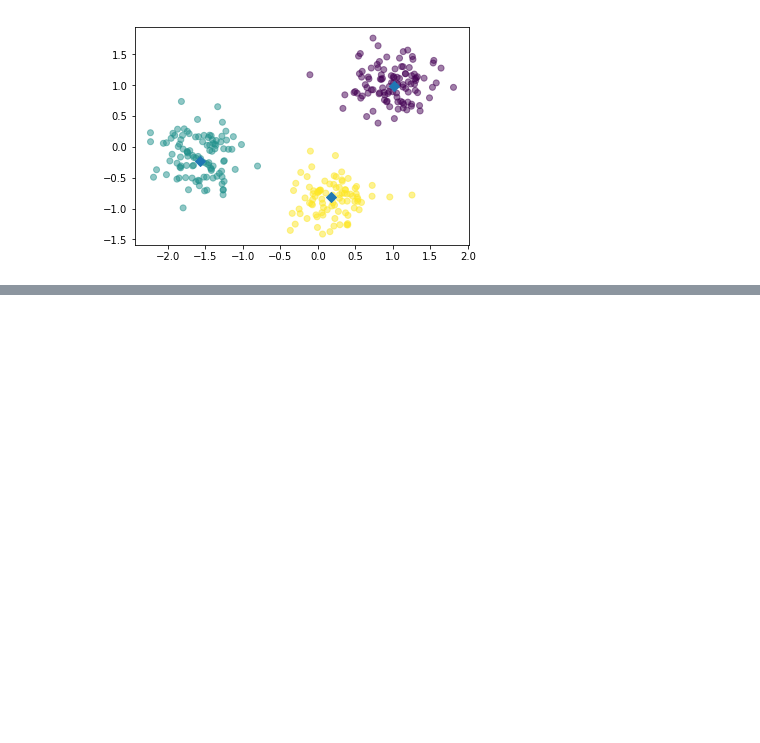
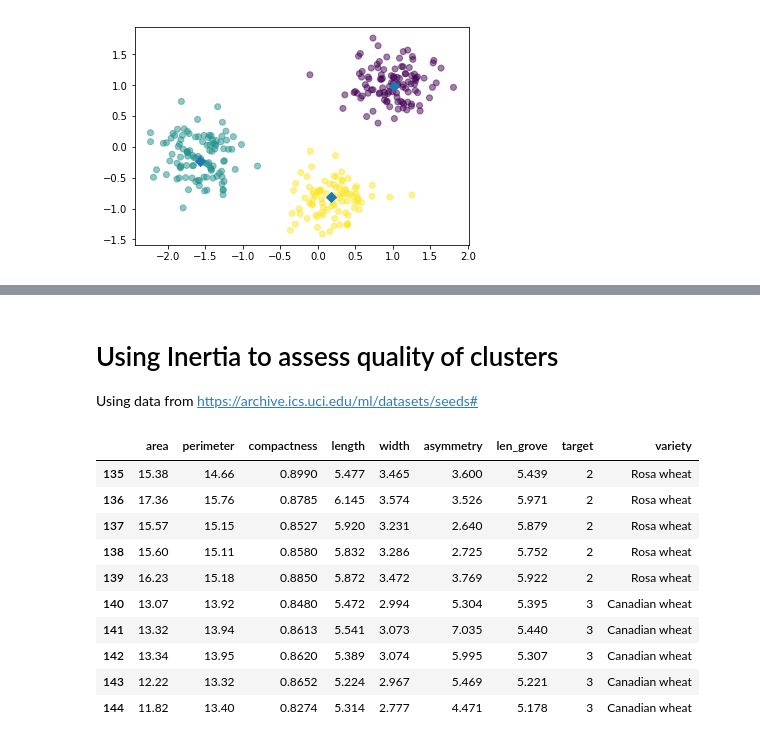
Before and after one commit to alsnkline/Springb, a Jupyter notebook: Reference/SB DC Unsupervised Learning.ipynb, the cells around one changed output, grey strips where cells are left out. Saved outputs shown, nothing was run; the diff lists cells and outputs as text; code cells hidden in the pictures; blank space fills up the shorter version.

```diff
--- a/Reference/SB DC Unsupervised Learning.ipynb
+++ b/Reference/SB DC Unsupervised Learning.ipynb
@@ -122,0 +143,23 @@ plt.show()
+# %% [markdown]
+# Using Inertia to assess quality of clusters
+
+Using data from https://archive.ics.uci.edu/ml/datasets/seeds#
+# %%
+sam = pd.read_csv('data/ml_clustering_seeds.csv',delimiter=",",index_col=False)
+types = ['Kama wheat','Rosa wheat','Canadian wheat']
+sam['variety'] = sam.target.apply(lambda x: types[x-1])
+# removing the string lables for model fitting
+samples = sam.iloc[:,:6]
+sam.head(145).tail(10)
+# %% [output]
+|  | area | perimeter | compactness | length | width | asymmetry | len_grove | target | variety |
+| 135 | 15.38 | 14.66 | 0.8990 | 5.477 | 3.465 | 3.600 | 5.439 | 2 | Rosa wheat |
+| 136 | 17.36 | 15.76 | 0.8785 | 6.145 | 3.574 | 3.526 | 5.971 | 2 | Rosa wheat |
+| 137 | 15.57 | 15.15 | 0.8527 | 5.920 | 3.231 | 2.640 | 5.879 | 2 | Rosa wheat |
+| 138 | 15.60 | 15.11 | 0.8580 | 5.832 | 3.286 | 2.725 | 5.752 | 2 | Rosa wheat |
+| 139 | 16.23 | 15.18 | 0.8850 | 5.872 | 3.472 | 3.769 | 5.922 | 2 | Rosa wheat |
+| 140 | 13.07 | 13.92 | 0.8480 | 5.472 | 2.994 | 5.304 | 5.395 | 3 | Canadian wheat |
+| 141 | 13.32 | 13.94 | 0.8613 | 5.541 | 3.073 | 7.035 | 5.440 | 3 | Canadian wheat |
+| 142 | 13.34 | 13.95 | 0.8620 | 5.389 | 3.074 | 5.995 | 5.307 | 3 | Canadian wheat |
+| 143 | 12.22 | 13.32 | 0.8652 | 5.224 | 2.967 | 5.469 | 5.221 | 3 | Canadian wheat |
+| 144 | 11.82 | 13.40 | 0.8274 | 5.314 | 2.777 | 4.471 | 5.178 | 3 | Canadian wheat |
```
Also changed, not shown: parts of 15 cells of this notebook, 3 other files.
